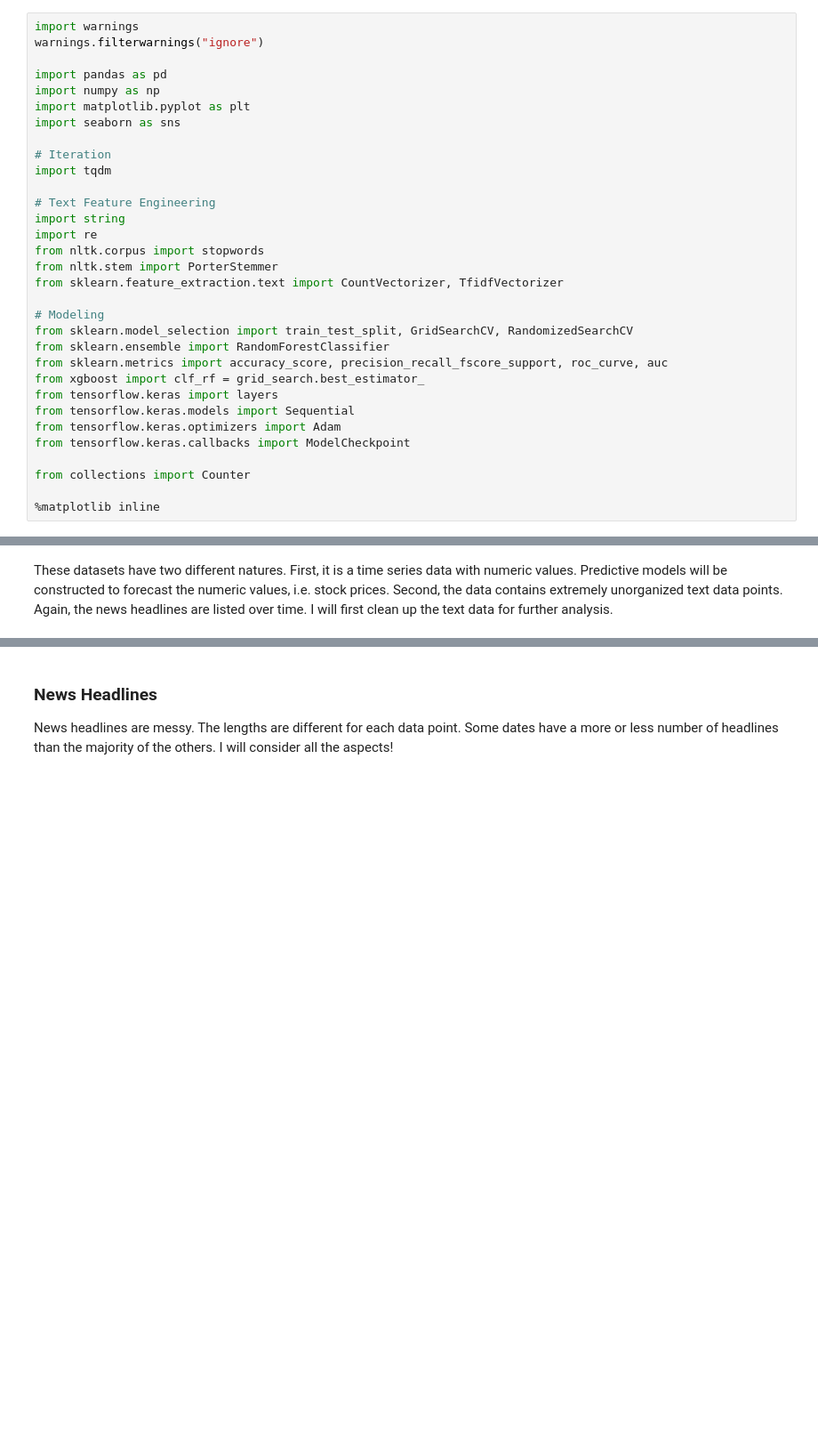
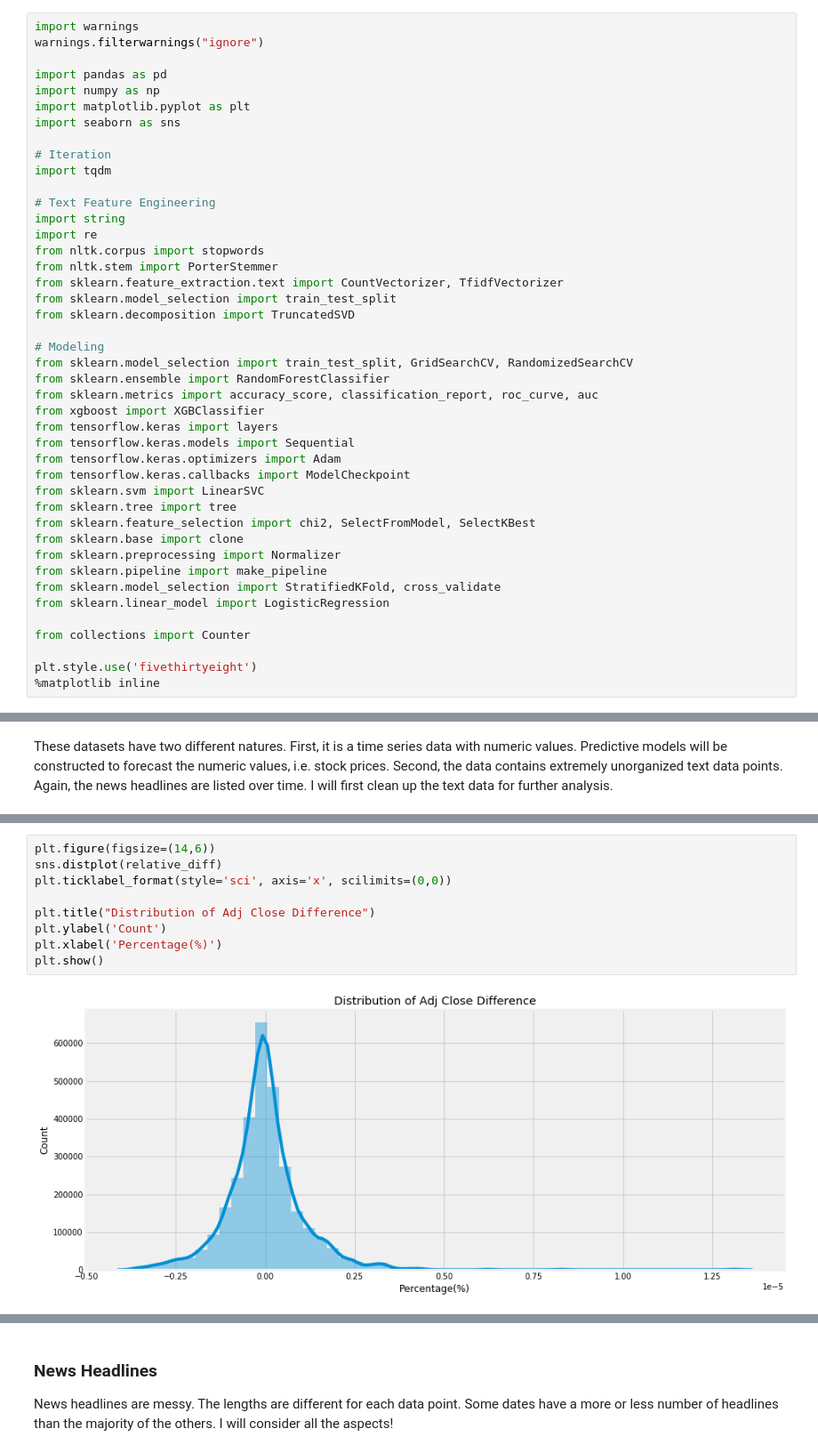
Before and after one commit to Kearlay/market_prediction, a Jupyter notebook: market_prediction_news.ipynb, the cells around one changed output, grey strips where cells are left out. Shown: that part at 89% size. Cells and saved outputs as stored; diff of their text form; blank space fills up the shorter version.

```diff
--- a/market_prediction_news.ipynb
+++ b/market_prediction_news.ipynb
@@ -58,19 +55,30 @@ import re
 from nltk.corpus import stopwords
 from nltk.stem import PorterStemmer
 from sklearn.feature_extraction.text import CountVectorizer, TfidfVectorizer
+from sklearn.model_selection import train_test_split
+from sklearn.decomposition import TruncatedSVD
 
 # Modeling
 from sklearn.model_selection import train_test_split, GridSearchCV, RandomizedSearchCV
 from sklearn.ensemble import RandomForestClassifier
-from sklearn.metrics import accuracy_score, precision_recall_fscore_support, roc_curve, auc
-from xgboost import clf_rf = grid_search.best_estimator_
+from sklearn.metrics import accuracy_score, classification_report, roc_curve, auc
+from xgboost import XGBClassifier
 from tensorflow.keras import layers
 from tensorflow.keras.models import Sequential
 from tensorflow.keras.optimizers import Adam
 from tensorflow.keras.callbacks import ModelCheckpoint
+from sklearn.svm import LinearSVC
+from sklearn.tree import tree
+from sklearn.feature_selection import chi2, SelectFromModel, SelectKBest
+from sklearn.base import clone
+from sklearn.preprocessing import Normalizer
+from sklearn.pipeline import make_pipeline
+from sklearn.model_selection import StratifiedKFold, cross_validate
+from sklearn.linear_model import LogisticRegression
 
 from collections import Counter
 
+plt.style.use('fivethirtyeight')
 %matplotlib inline
 # %%
 news = pd.read_csv("RedditNews.csv", parse_dates=['Date'])
@@ -134,0 +145,11 @@ Drop redundant columns and create a new feature. 'up_or_down' will be a binary l
+# %%
+plt.figure(figsize=(14,6))
+sns.distplot(relative_diff)
+plt.ticklabel_format(style='sci', axis='x', scilimits=(0,0))
+
+plt.title("Distribution of Adj Close Difference")
+plt.ylabel('Count')
+plt.xlabel('Percentage(%)')
+plt.show()
+# %% [output]
+[figure, added]
```
Also changed, not shown: parts of 64 cells of this notebook.
